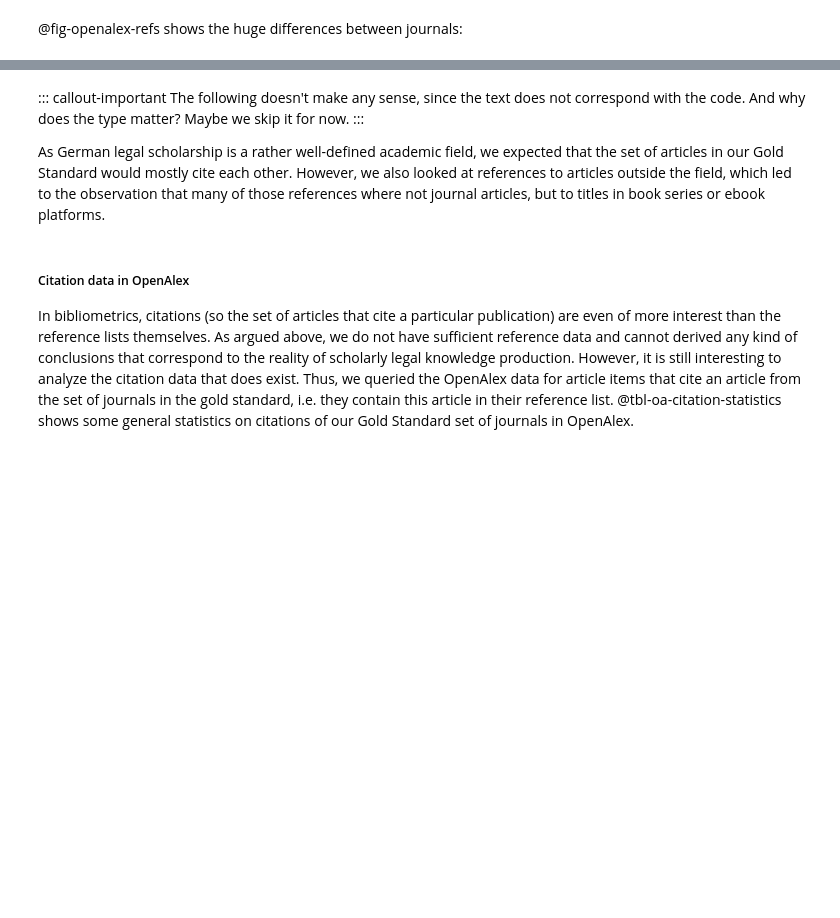
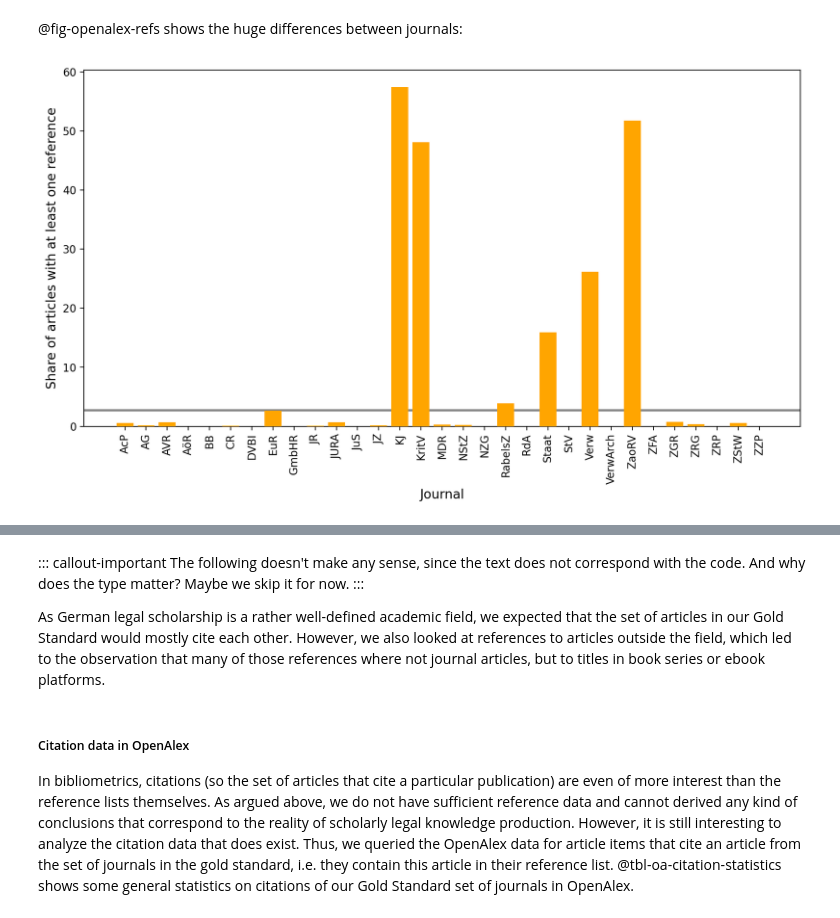
Before and after one commit to mpilhlt/bibliometrics-of-german-law-journals, a Jupyter notebook: notebooks/paper.ipynb, the cells around one changed output, grey strips where cells are left out. Saved outputs shown, nothing was run; the diff lists cells and outputs as text; code cells hidden in the pictures; blank space fills up the shorter version.

```diff
--- a/notebooks/paper.ipynb
+++ b/notebooks/paper.ipynb
@@ -612,34 +743,37 @@ print(percentage)
 import pandas as pd
 import matplotlib.pyplot as plt
 
 version = "202408"
 
 eva_refs_in_openalex = pd.read_csv(f'../data/kb_data/{version}/eva_refs_in_openalex_{version}.csv', low_memory=False)
 eva_all_openalex_items = pd.read_csv(f'../data/kb_data/{version}/eva_all_openalex_items_{version}.csv', low_memory=False)
 
 # Get the item_id where item_id_cited is not null
 cited_items = eva_refs_in_openalex[eva_refs_in_openalex['item_id_cited'].notnull()]['item_id']
 
 # Filter eva_all_openalex_items where item_id is in cited_items and group by abk
 with_ref = eva_all_openalex_items[eva_all_openalex_items['item_id'].isin(cited_items)].groupby('abk').size().reset_index(name='with_ref')
 
 # Group eva_all_openalex_items by abk
 total = eva_all_openalex_items.groupby('abk').size().reset_index(name='total')
 
 # Merge with_ref and total on abk
-df = pd.merge(total, with_ref, on='abk', how='right').fillna(0)
+df = pd.merge(total, with_ref, on='abk', how='left').fillna(0)
+df = df.sort_values(by='abk', key=lambda x: x.str.lower())
 
 # Calculate share_with_ref
 df['share_with_ref'] = round(100 * df['with_ref'] / df['total'], 2)
 
 # Plot the data
 plt.figure(figsize=(12, 6))
 plt.axhline(y=2.72, color='gray', linewidth=2, zorder=0)
 bars = plt.bar(df['abk'], df['share_with_ref'], color='orange', zorder=3)
 plt.xlabel('Journal', fontsize=12)
 plt.xticks(rotation=90, ha='center')
 plt.ylabel('Share of articles with at least one reference', fontsize=12)
 plt.show()
+# %% [output]
+[figure, added]
 # %% [markdown]
 ::: callout-important
 The original plot from the notebook looks different, i.e. has more entries in a slightly different order and showings journals with zero citations
```
Also changed, not shown: parts of 24 cells of this notebook, 4 other files.
